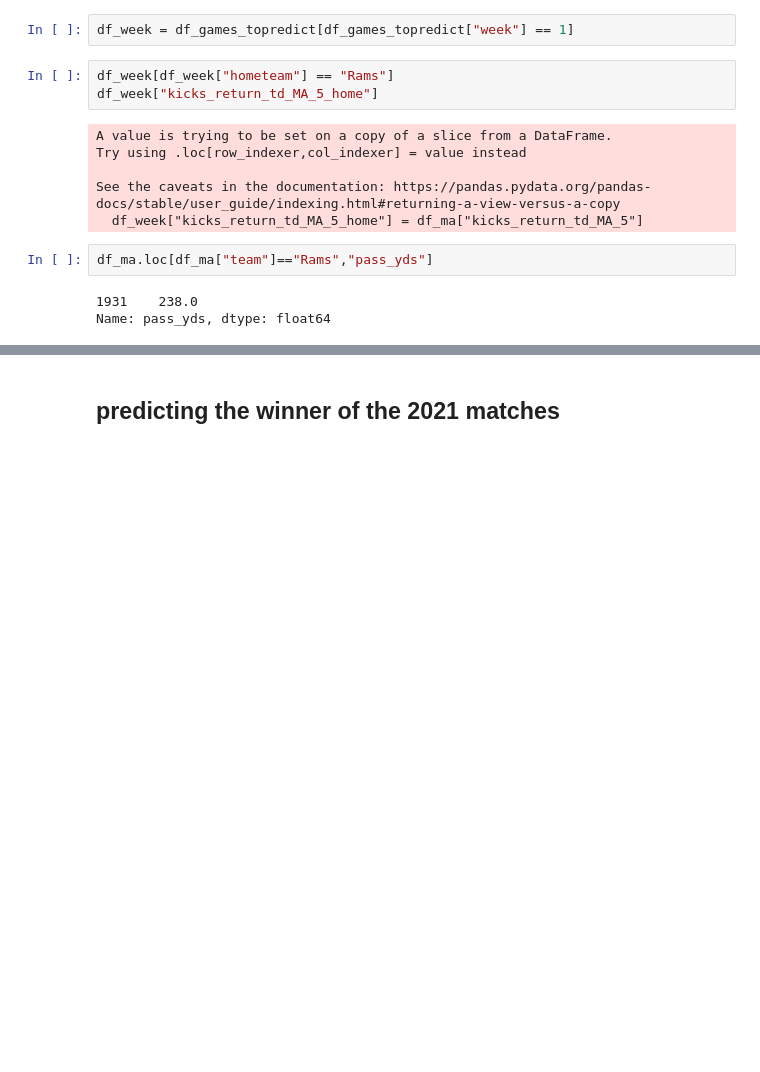
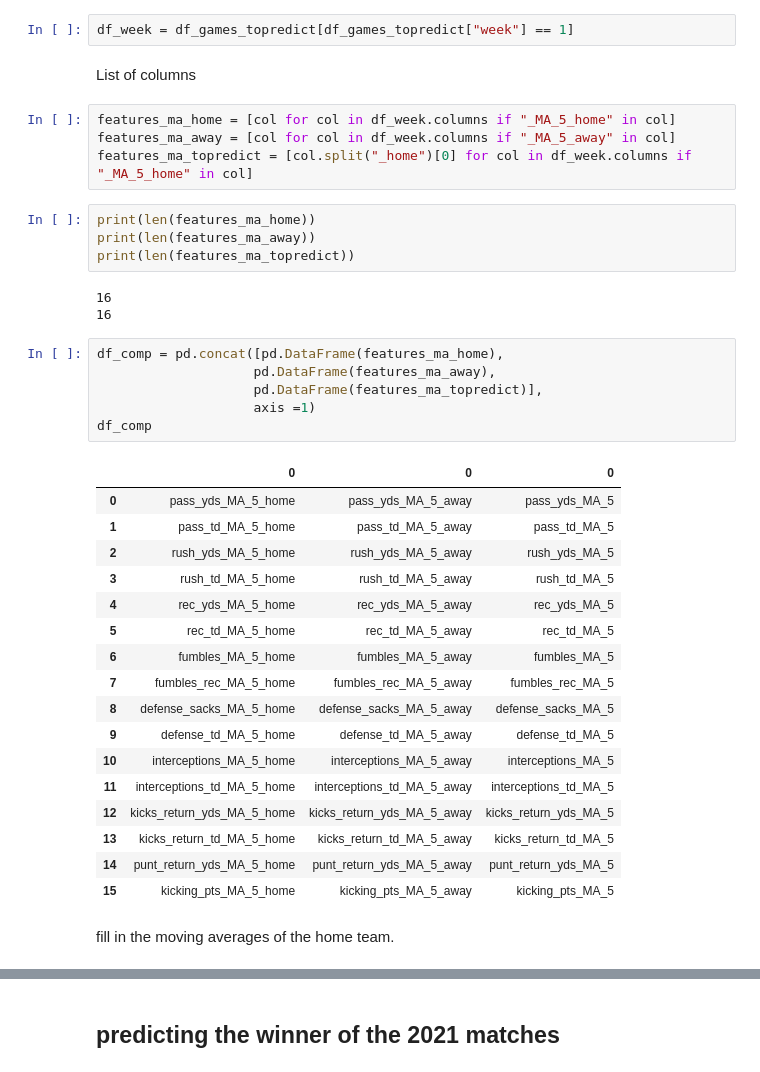
Before and after one commit to nflpredictor/nfl, a Jupyter notebook: 03_modelisation/03_model3_XGBoost/predict_games_xgboost.ipynb, the cells around one changed output, grey strips where cells are left out. Drawn from its saved outputs; the diff is of its cells as text; blank space fills up the shorter version.

```diff
--- a/03_modelisation/03_model3_XGBoost/predict_games_xgboost.ipynb
+++ b/03_modelisation/03_model3_XGBoost/predict_games_xgboost.ipynb
@@ -206,16 +190,41 @@ Index(['season', 'week', 'date', 'awayteam', 'hometeam', 'stadium', 'location',
 # %%
 df_week = df_games_topredict[df_games_topredict["week"] == 1]
-# %%
-df_week[df_week["hometeam"] == "Rams"]
-df_week["kicks_return_td_MA_5_home"]
-# %% [output]
-A value is trying to be set on a copy of a slice from a DataFrame.
-Try using .loc[row_indexer,col_indexer] = value instead
-
-See the caveats in the documentation: https://pandas.pydata.org/pandas-docs/stable/user_guide/indexing.html#returning-a-view-versus-a-copy
-  df_week["kicks_return_td_MA_5_home"] = df_ma["kicks_return_td_MA_5"]
-# %%
-df_ma.loc[df_ma["team"]=="Rams","pass_yds"]
-# %% [output]
-1931    238.0
-Name: pass_yds, dtype: float64
+# %% [markdown]
+List of columns
+# %%
+features_ma_home = [col for col in df_week.columns if "_MA_5_home" in col]
+features_ma_away = [col for col in df_week.columns if "_MA_5_away" in col]
+features_ma_topredict = [col.split("_home")[0] for col in df_week.columns if "_MA_5_home" in col]
+# %%
+print(len(features_ma_home))
+print(len(features_ma_away))
+print(len(features_ma_topredict))
+# %% [output]
+16
+16
+# %%
+df_comp = pd.concat([pd.DataFrame(features_ma_home),
+                    pd.DataFrame(features_ma_away),
+                    pd.DataFrame(features_ma_topredict)],
+                    axis =1)
+df_comp
+# %% [output]
+|  | 0 | 0 | 0 |
+| 0 | pass_yds_MA_5_home | pass_yds_MA_5_away | pass_yds_MA_5 |
+| 1 | pass_td_MA_5_home | pass_td_MA_5_away | pass_td_MA_5 |
+| 2 | rush_yds_MA_5_home | rush_yds_MA_5_away | rush_yds_MA_5 |
+| 3 | rush_td_MA_5_home | rush_td_MA_5_away | rush_td_MA_5 |
+| 4 | rec_yds_MA_5_home | rec_yds_MA_5_away | rec_yds_MA_5 |
+| 5 | rec_td_MA_5_home | rec_td_MA_5_away | rec_td_MA_5 |
+| 6 | fumbles_MA_5_home | fumbles_MA_5_away | fumbles_MA_5 |
+| 7 | fumbles_rec_MA_5_home | fumbles_rec_MA_5_away | fumbles_rec_MA_5 |
+| 8 | defense_sacks_MA_5_home | defense_sacks_MA_5_away | defense_sacks_MA_5 |
+| 9 | defense_td_MA_5_home | defense_td_MA_5_away | defense_td_MA_5 |
+| 10 | interceptions_MA_5_home | interceptions_MA_5_away | interceptions_MA_5 |
+| 11 | interceptions_td_MA_5_home | interceptions_td_MA_5_away | interceptions_td_MA_5 |
+| 12 | kicks_return_yds_MA_5_home | kicks_return_yds_MA_5_away | kicks_return_yds_MA_5 |
+| 13 | kicks_return_td_MA_5_home | kicks_return_td_MA_5_away | kicks_return_td_MA_5 |
+| 14 | punt_return_yds_MA_5_home | punt_return_yds_MA_5_away | punt_return_yds_MA_5 |
+| 15 | kicking_pts_MA_5_home | kicking_pts_MA_5_away | kicking_pts_MA_5 |
+# %% [markdown]
+fill in the moving averages of the home team.
```
Also changed, not shown: parts of 36 cells of this notebook, 1 other file.
